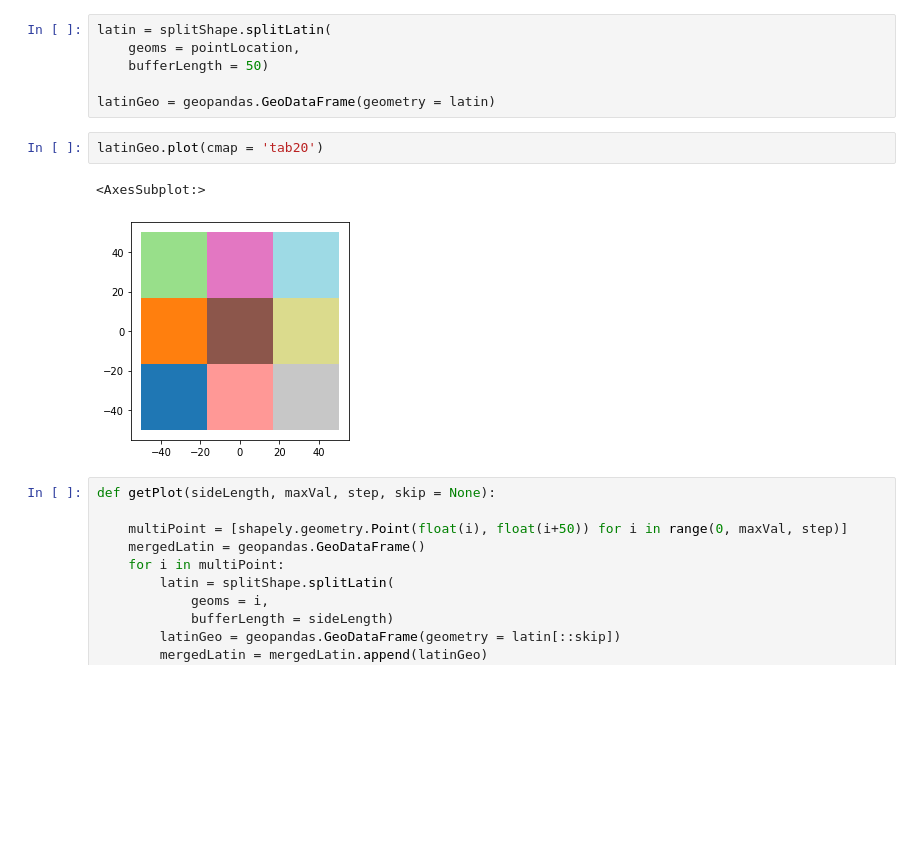
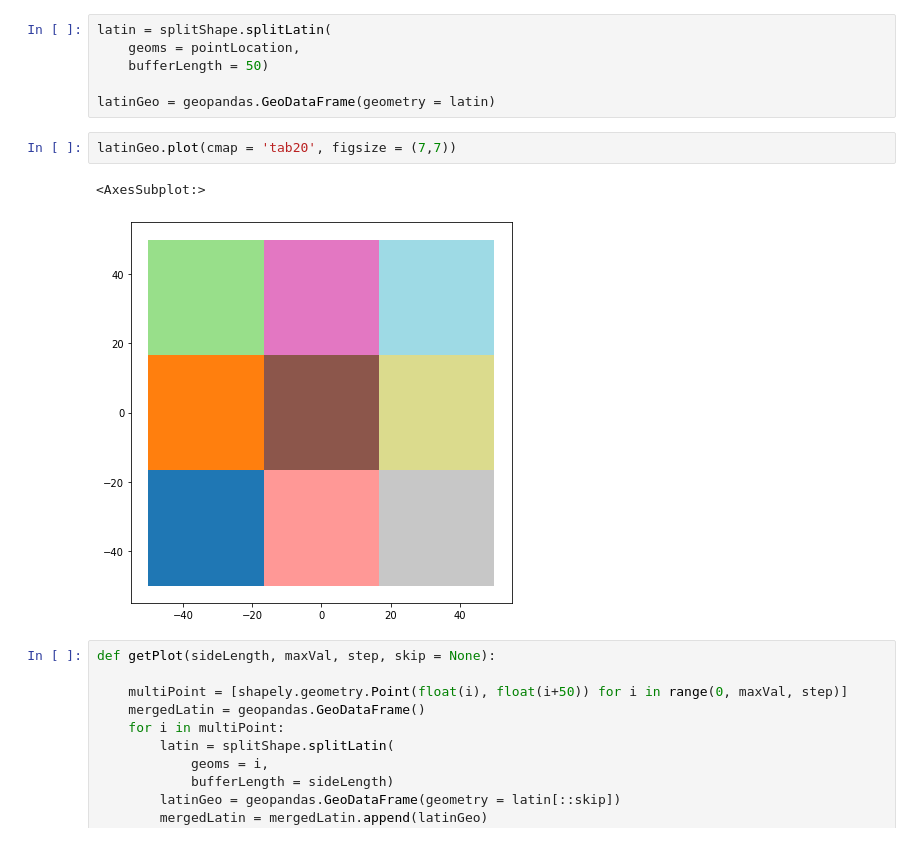
Before and after one commit to abiraihan/geoshapes, a Jupyter notebook: example/splitShape.ipynb, the cells around one changed output. Cells and saved outputs as stored; diff of their text form; blank space fills up the shorter version.

```diff
--- a/example/splitShape.ipynb
+++ b/example/splitShape.ipynb
@@ -97,10 +102,10 @@ latin = splitShape.splitLatin(
 
 latinGeo = geopandas.GeoDataFrame(geometry = latin)
 # %%
-latinGeo.plot(cmap = 'tab20')
+latinGeo.plot(cmap = 'tab20', figsize = (7,7))
 # %% [output]
 <AxesSubplot:>
-[figure, old version]
+[figure, new version]
 # %%
 def getPlot(sideLength, maxVal, step, skip = None):
 
```
Also changed, not shown: parts of 5 cells of this notebook.
